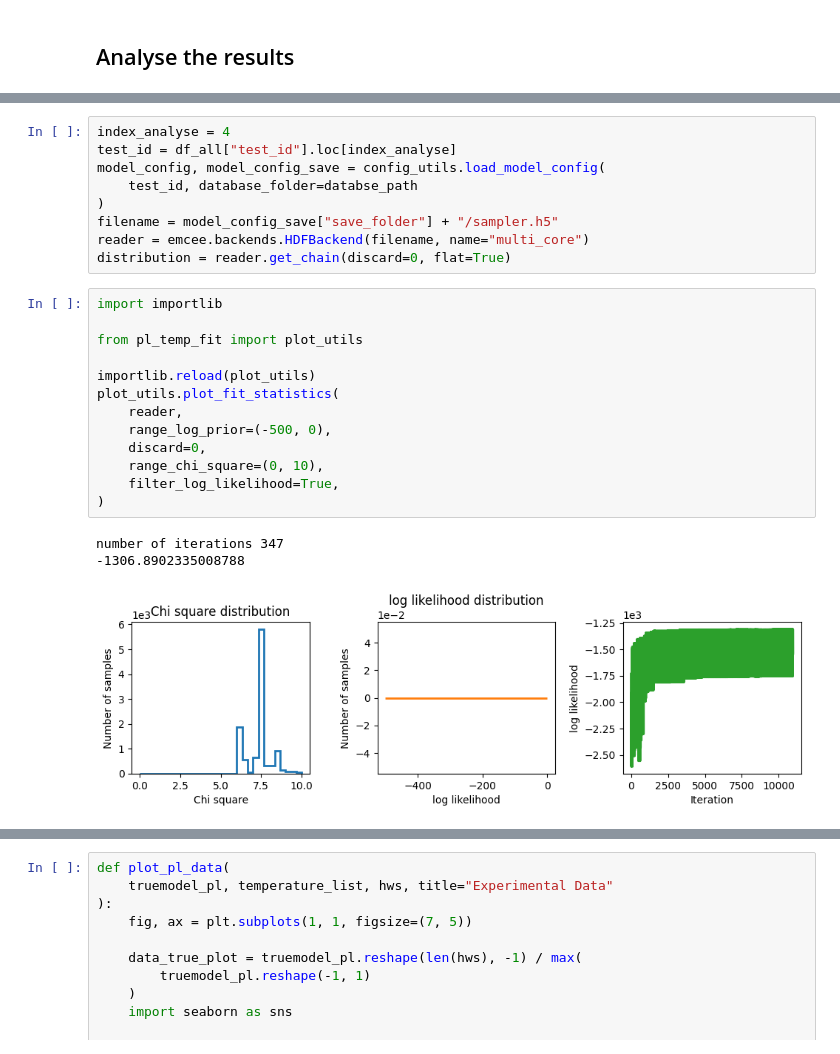
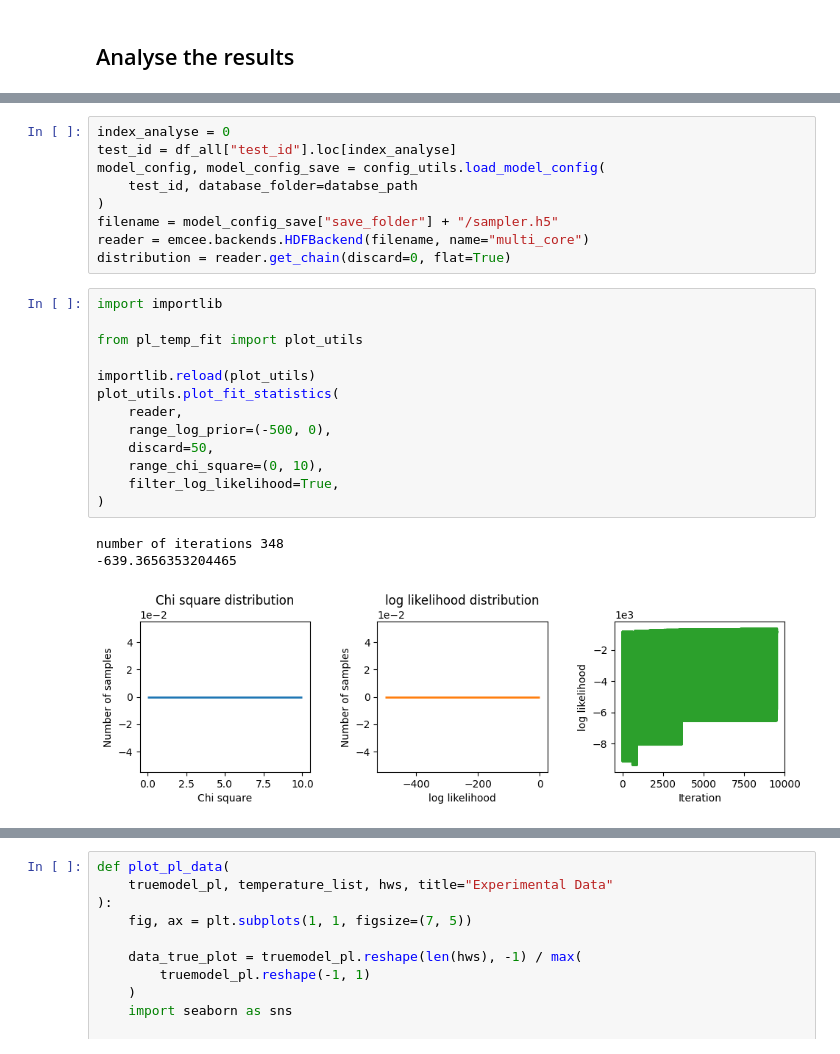
Before and after one commit to mohammedazzouzi15/pl_temp_fit, a Jupyter notebook: notebook/2_analyse_sampling_output_PL.ipynb, the cells around one changed output, grey strips where cells are left out. Saved outputs shown, nothing was run; the diff lists cells and outputs as text.

```diff
--- a/notebook/2_analyse_sampling_output_PL.ipynb
+++ b/notebook/2_analyse_sampling_output_PL.ipynb
@@ -71,5 +66,5 @@ df_all[["csv_name_pl", "num_iteration", "max_log_prob"]]
 # %%
-index_analyse = 4
+index_analyse = 0
 test_id = df_all["test_id"].loc[index_analyse]
 model_config, model_config_save = config_utils.load_model_config(
     test_id, database_folder=databse_path
@@ -80,20 +75,20 @@ distribution = reader.get_chain(discard=0, flat=True)
 # %%
 import importlib
 
 from pl_temp_fit import plot_utils
 
 importlib.reload(plot_utils)
 plot_utils.plot_fit_statistics(
     reader,
     range_log_prior=(-500, 0),
-    discard=0,
+    discard=50,
     range_chi_square=(0, 10),
     filter_log_likelihood=True,
 )
 # %% [output]
-number of iterations 347
--1306.8902335008788
+number of iterations 348
+-639.3656353204465
-[figure, old version]
+[figure, new version]
 # %%
 plot_utils.plot_chains(reader, model_config_save, discard=0)
 # %% [output]
```
Also changed, not shown: parts of 9 cells of this notebook, 2 other files.
